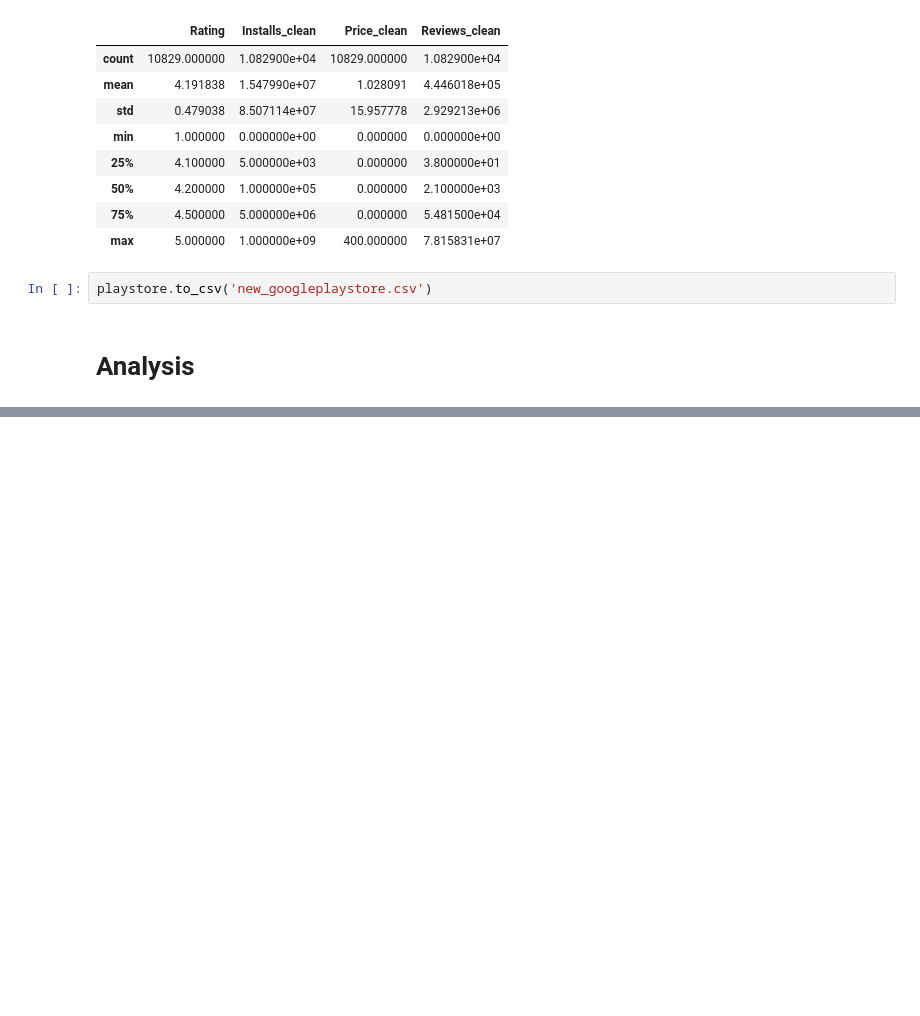
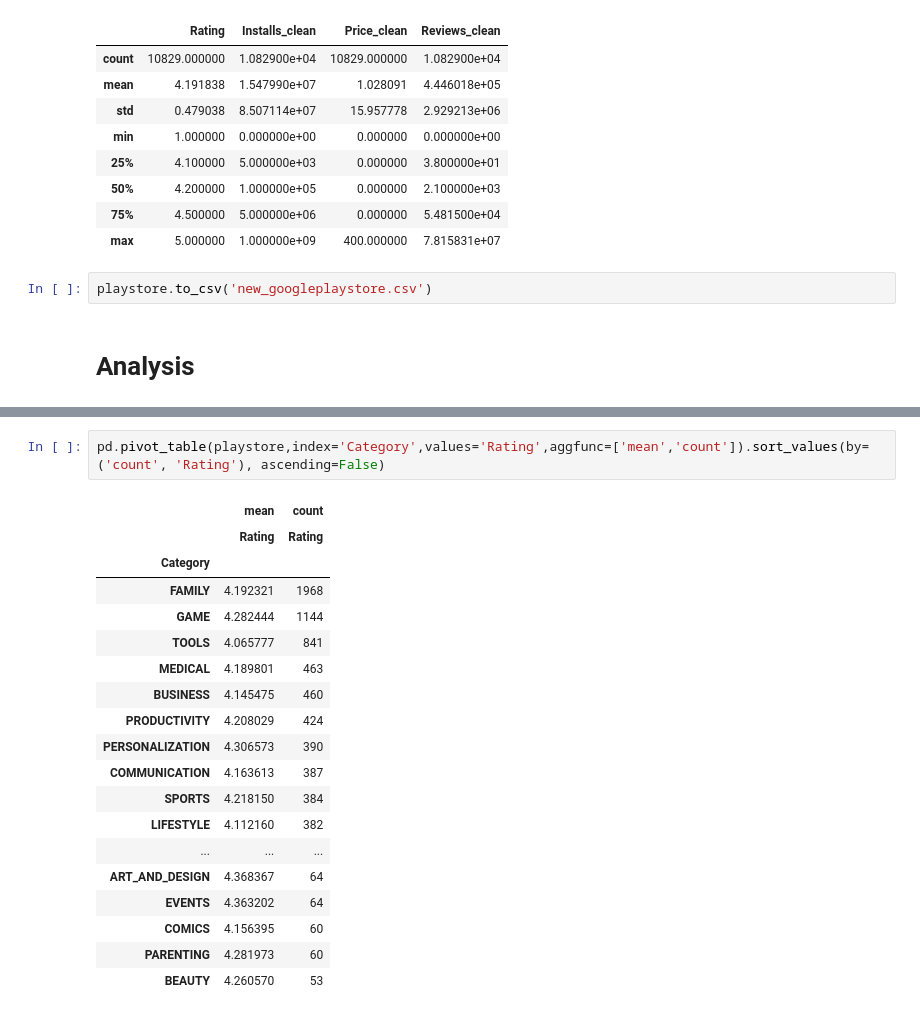
Before and after one commit to ChaLinP/data-analysis-with-pandas, a Jupyter notebook: 05-google-play-store-analysis/notebook.ipynb, the cells around one changed output, grey strips where cells are left out. Saved outputs shown, nothing was run; the diff lists cells and outputs as text; blank space fills up the shorter version.

```diff
--- a/05-google-play-store-analysis/notebook.ipynb
+++ b/05-google-play-store-analysis/notebook.ipynb
@@ -465,0 +596,22 @@ playstore.to_csv('new_googleplaystore.csv')
+# %%
+pd.pivot_table(playstore,index='Category',values='Rating',aggfunc=['mean','count']).sort_values(by=('count', 'Rating'), ascending=False)
+# %% [output]
+|  | mean | count |
+|  | Rating | Rating |
+| Category |  |  |
+| FAMILY | 4.192321 | 1968 |
+| GAME | 4.282444 | 1144 |
+| TOOLS | 4.065777 | 841 |
+| MEDICAL | 4.189801 | 463 |
+| BUSINESS | 4.145475 | 460 |
+| PRODUCTIVITY | 4.208029 | 424 |
+| PERSONALIZATION | 4.306573 | 390 |
+| COMMUNICATION | 4.163613 | 387 |
+| SPORTS | 4.218150 | 384 |
+| LIFESTYLE | 4.112160 | 382 |
+| ... | ... | ... |
+| ART_AND_DESIGN | 4.368367 | 64 |
+| EVENTS | 4.363202 | 64 |
+| COMICS | 4.156395 | 60 |
+| PARENTING | 4.281973 | 60 |
+| BEAUTY | 4.260570 | 53 |
```
Also changed, not shown: parts of 41 cells of this notebook.
